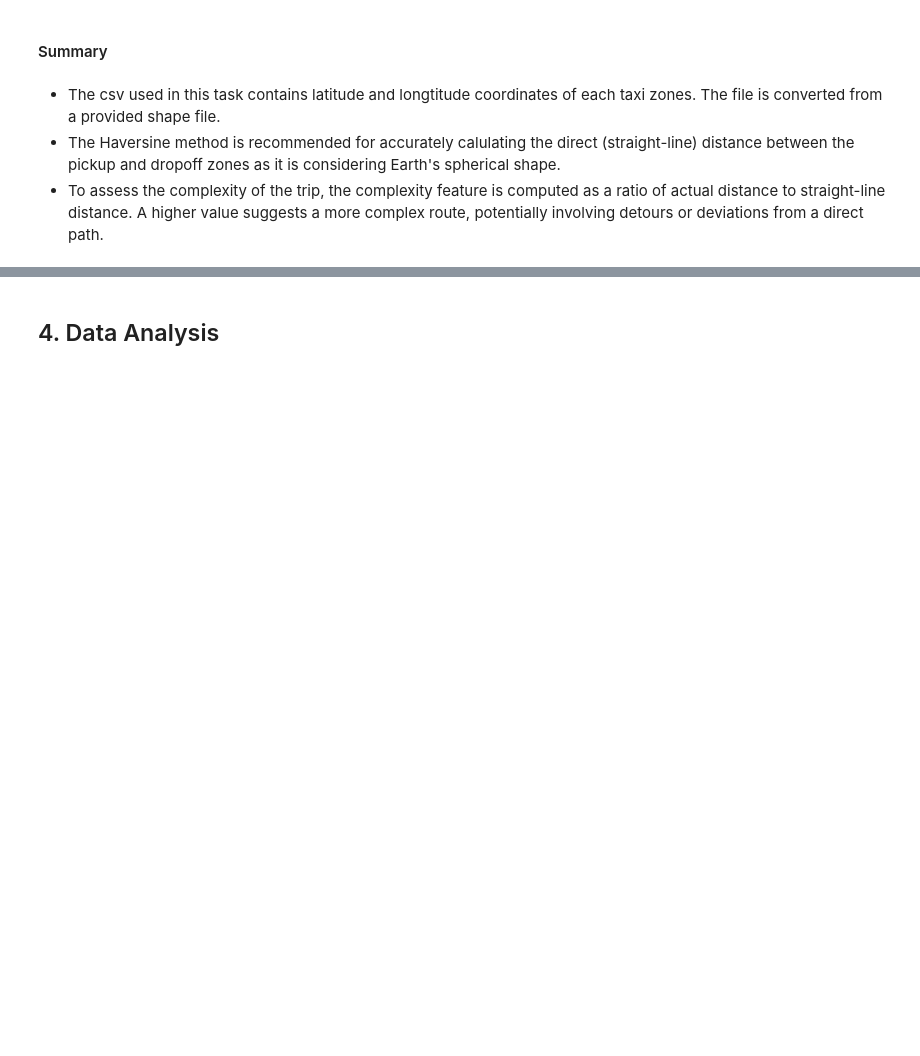
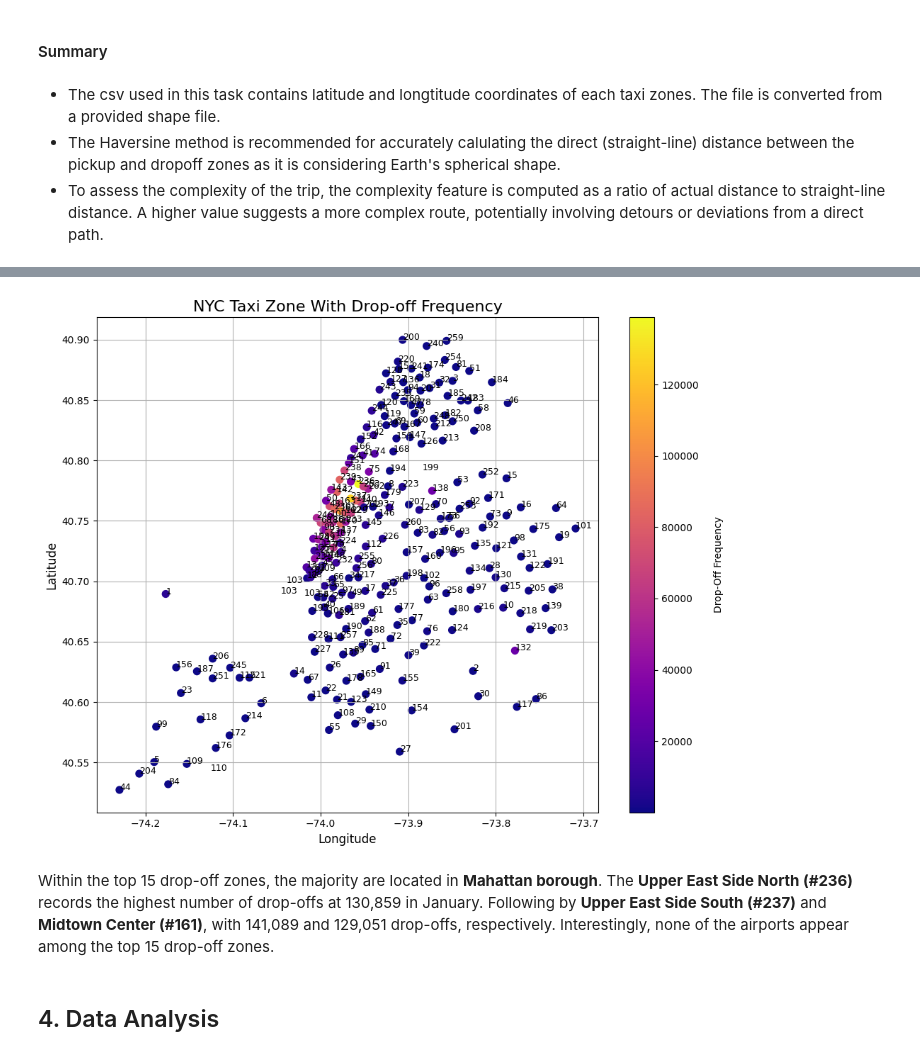
Before and after one commit to melbreaker/Taxi-Trip-Records-Data-Analysis, a Jupyter notebook: taxi-trip-records-data-analysis.ipynb, the cells around one changed output, grey strips where cells are left out. Drawn from its saved outputs; the diff is of its cells as text; code cells hidden in the pictures; blank space fills up the shorter version.

```diff
--- a/taxi-trip-records-data-analysis.ipynb
+++ b/taxi-trip-records-data-analysis.ipynb
@@ -904,3 +970,29 @@ plt.hist(df_january_cleaned['DOLocationID'])
+# %%
+# Create a figure and axis
+fig, ax = plt.subplots(figsize=(10, 8))
+
+# Plot the data points with pickup frequency as color
+sc = ax.scatter(merge_frequency['Long'], merge_frequency['Lat'], c=merge_frequency['dropoff_counts'], marker='o', cmap='plasma', s=50)
+
+# Add a color bar
+cbar = plt.colorbar(sc)
+cbar.set_label('Drop-Off Frequency', rotation=90, labelpad=15)
+
+# Add labels for each data point
+for i, txt in enumerate(merge_frequency['LocationID']):
+    ax.annotate(txt, (merge_frequency['Long'][i], merge_frequency['Lat'][i]), fontsize=9)
+
+ax.set_title('NYC Taxi Zone With Drop-off Frequency', fontsize=16)
+ax.set_xlabel('Longitude', fontsize=12)
+ax.set_ylabel('Latitude', fontsize=12)
+ax.grid(True)
+plt.tight_layout()
+
+plt.show()
+# %% [output]
+[figure, added]
+# %% [markdown]
+Within the top 15 drop-off zones, the majority are located in **Mahattan borough**. The **Upper East Side North (#236)** records the highest number of drop-offs at 130,859 in January. Following by **Upper East Side South (#237)** and **Midtown Center (#161)**, with 141,089 and 129,051 drop-offs, respectively. Interestingly, none of the airports appear among the top 15 drop-off zones.
 # %% [markdown]
 ## 4. Data Analysis
 # %% [markdown]
```
Also changed, not shown: parts of 17 cells of this notebook.
